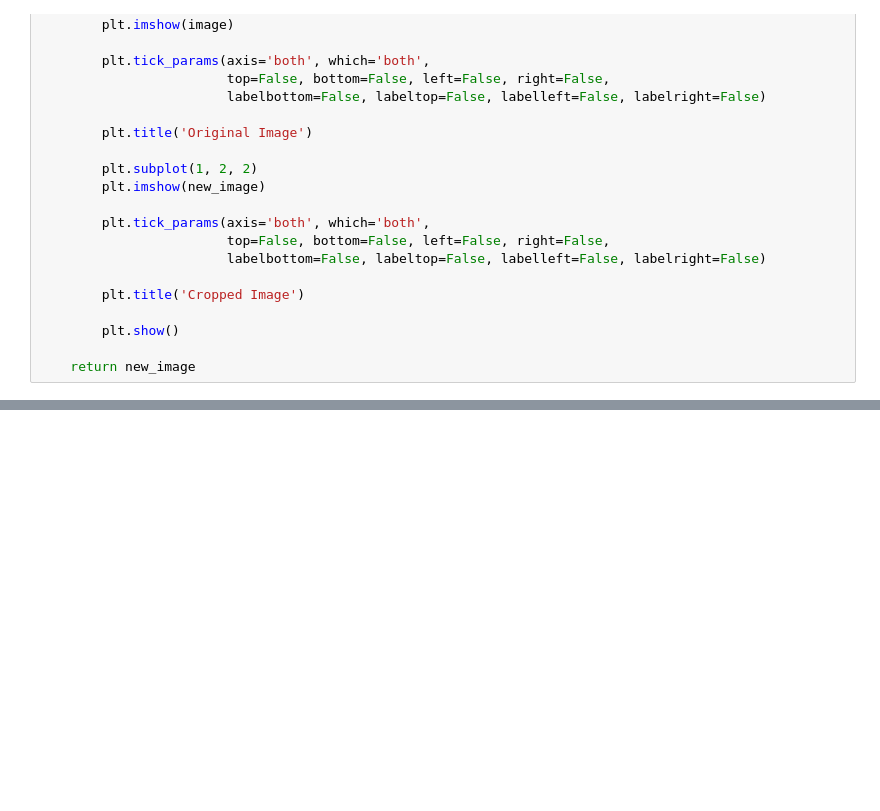
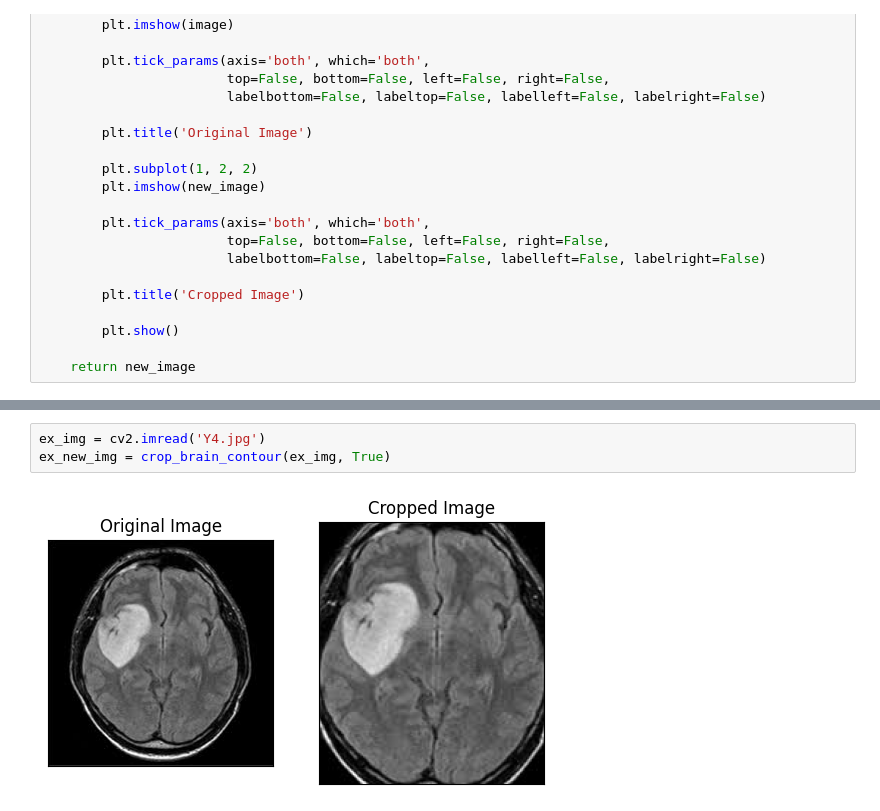
Before and after one commit to Talha-shariff/Braintumor_detection, a Jupyter notebook: btd.ipynb, the cells around one changed output, grey strips where cells are left out. Drawn from its saved outputs; the diff is of its cells as text; blank space fills up the shorter version.

```diff
--- a/btd.ipynb
+++ b/btd.ipynb
@@ -92,0 +92,5 @@ NameError: name 'pd' is not defined
+# %%
+ex_img = cv2.imread('Y4.jpg')
+ex_new_img = crop_brain_contour(ex_img, True)
+# %% [output]
+[figure, added]
```
Also changed, not shown: parts of 5 cells of this notebook.
